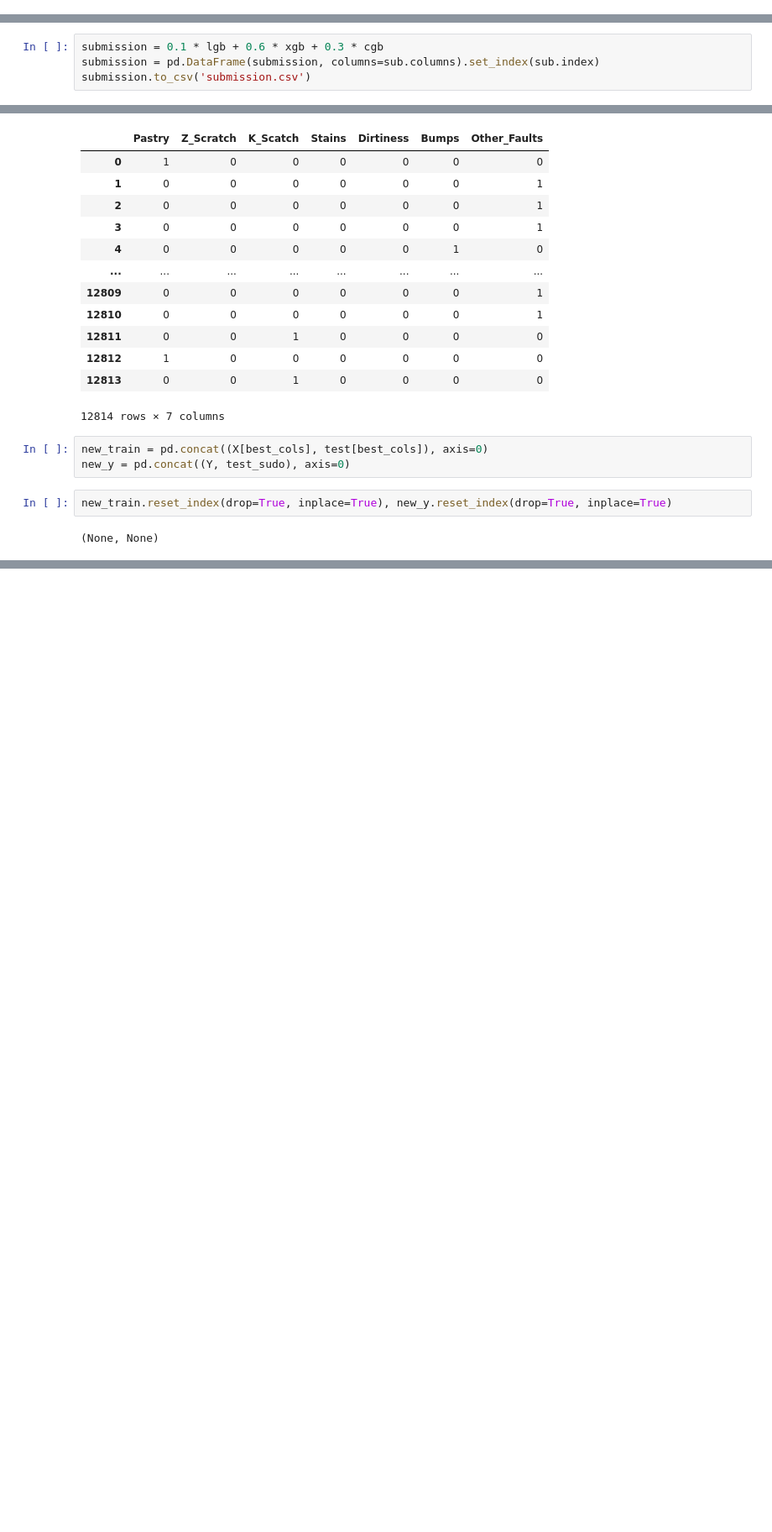
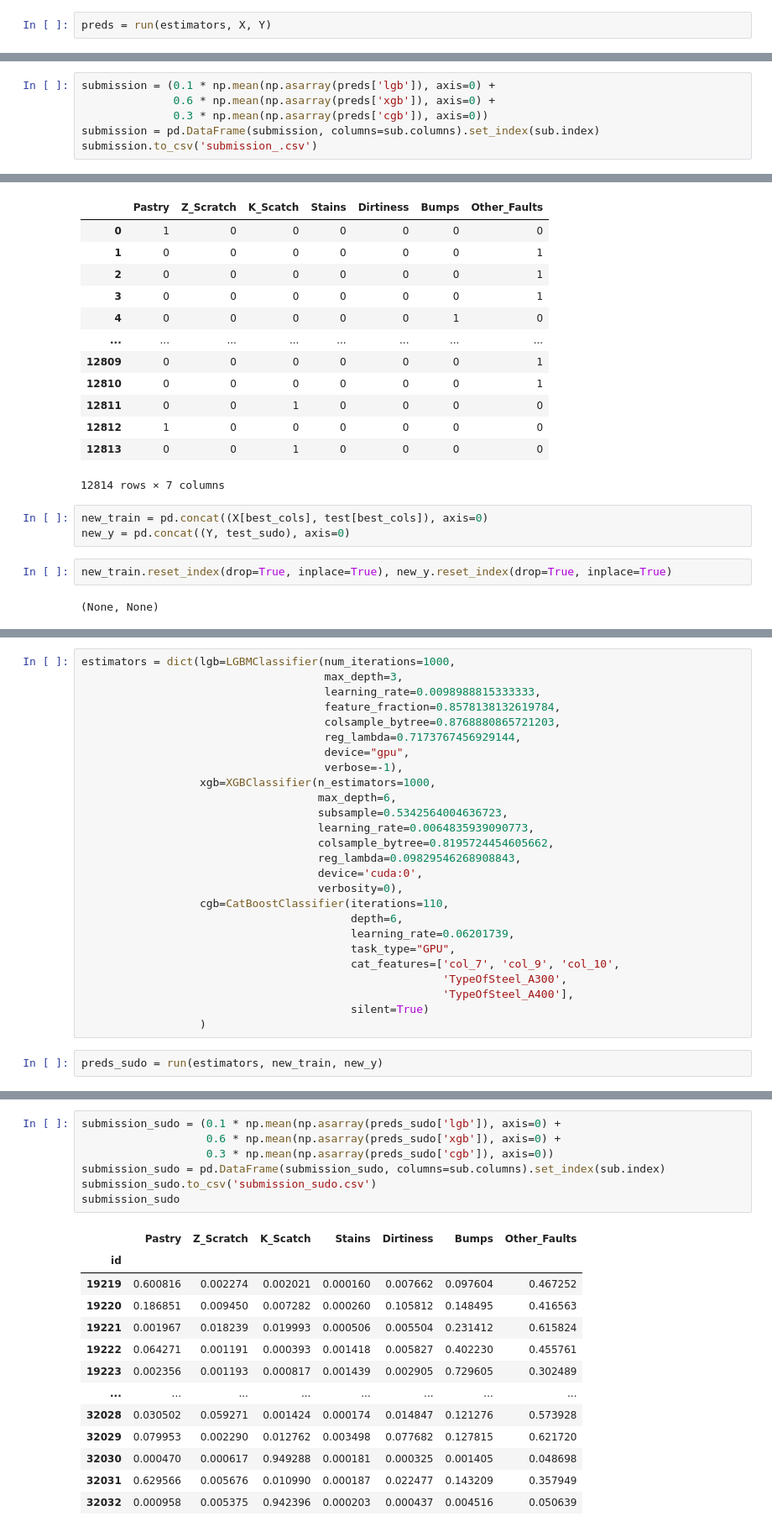
Before and after one commit to ashen007/steel_plates, a Jupyter notebook: quality-of-steel-plates.ipynb, the cells around one changed output, grey strips where cells are left out. Shown: that part at 84% size. Drawn from its saved outputs; the diff is of its cells as text; blank space fills up the shorter version.

Commit message:
this iteration improved score

```diff
--- a/quality-of-steel-plates.ipynb
+++ b/quality-of-steel-plates.ipynb
@@ -590,0 +618,2 @@ cgb = np.mean(np.asarray(preds[14:]), axis=0)
+# %%
+preds = run(estimators, X, Y)
@@ -591,7 +638,9 @@ cgb = np.mean(np.asarray(preds[14:]), axis=0)
 # %%
-submission = 0.1 * lgb + 0.6 * xgb + 0.3 * cgb
+submission = (0.1 * np.mean(np.asarray(preds['lgb']), axis=0) +
+              0.6 * np.mean(np.asarray(preds['xgb']), axis=0) +
+              0.3 * np.mean(np.asarray(preds['cgb']), axis=0))
 submission = pd.DataFrame(submission, columns=sub.columns).set_index(sub.index)
-submission.to_csv('submission.csv')
+submission.to_csv('submission_.csv')
 # %% [markdown]
 ## sudo labeling
 # %%
@@ -651,0 +677,28 @@ KeyboardInterrupt:
+# %%
+estimators = dict(lgb=LGBMClassifier(num_iterations=1000,
+                                     max_depth=3,
+                                     learning_rate=0.0098988815333333,
+                                     feature_fraction=0.8578138132619784,
+                                     colsample_bytree=0.8768880865721203,
+                                     reg_lambda=0.7173767456929144,
+                                     device="gpu",
+                                     verbose=-1),
+                  xgb=XGBClassifier(n_estimators=1000,
+                                    max_depth=6,
+                                    subsample=0.5342564004636723,
+                                    learning_rate=0.0064835939090773,
+                                    colsample_bytree=0.8195724454605662,
+                                    reg_lambda=0.09829546268908843,
+                                    device='cuda:0',
+                                    verbosity=0),
+                  cgb=CatBoostClassifier(iterations=110,
+                                         depth=6,
+                                         learning_rate=0.06201739,
+                                         task_type="GPU",
+                                         cat_features=['col_7', 'col_9', 'col_10',
+                                                       'TypeOfSteel_A300',
+                                                       'TypeOfSteel_A400'],
+                                         silent=True)
+                  )
+# %%
+preds_sudo = run(estimators, new_train, new_y)
@@ -651,0 +723,21 @@ KeyboardInterrupt:
+# %%
+submission_sudo = (0.1 * np.mean(np.asarray(preds_sudo['lgb']), axis=0) +
+                   0.6 * np.mean(np.asarray(preds_sudo['xgb']), axis=0) +
+                   0.3 * np.mean(np.asarray(preds_sudo['cgb']), axis=0))
+submission_sudo = pd.DataFrame(submission_sudo, columns=sub.columns).set_index(sub.index)
+submission_sudo.to_csv('submission_sudo.csv')
+submission_sudo
+# %% [output]
+|  | Pastry | Z_Scratch | K_Scatch | Stains | Dirtiness | Bumps | Other_Faults |
+| id |  |  |  |  |  |  |  |
+| 19219 | 0.600816 | 0.002274 | 0.002021 | 0.000160 | 0.007662 | 0.097604 | 0.467252 |
+| 19220 | 0.186851 | 0.009450 | 0.007282 | 0.000260 | 0.105812 | 0.148495 | 0.416563 |
+| 19221 | 0.001967 | 0.018239 | 0.019993 | 0.000506 | 0.005504 | 0.231412 | 0.615824 |
+| 19222 | 0.064271 | 0.001191 | 0.000393 | 0.001418 | 0.005827 | 0.402230 | 0.455761 |
+| 19223 | 0.002356 | 0.001193 | 0.000817 | 0.001439 | 0.002905 | 0.729605 | 0.302489 |
+| ... | ... | ... | ... | ... | ... | ... | ... |
+| 32028 | 0.030502 | 0.059271 | 0.001424 | 0.000174 | 0.014847 | 0.121276 | 0.573928 |
+| 32029 | 0.079953 | 0.002290 | 0.012762 | 0.003498 | 0.077682 | 0.127815 | 0.621720 |
+| 32030 | 0.000470 | 0.000617 | 0.949288 | 0.000181 | 0.000325 | 0.001405 | 0.048698 |
+| 32031 | 0.629566 | 0.005676 | 0.010990 | 0.000187 | 0.022477 | 0.143209 | 0.357949 |
+| 32032 | 0.000958 | 0.005375 | 0.942396 | 0.000203 | 0.000437 | 0.004516 | 0.050639 |
```
Also changed, not shown: parts of 20 cells of this notebook, 1 other file.
